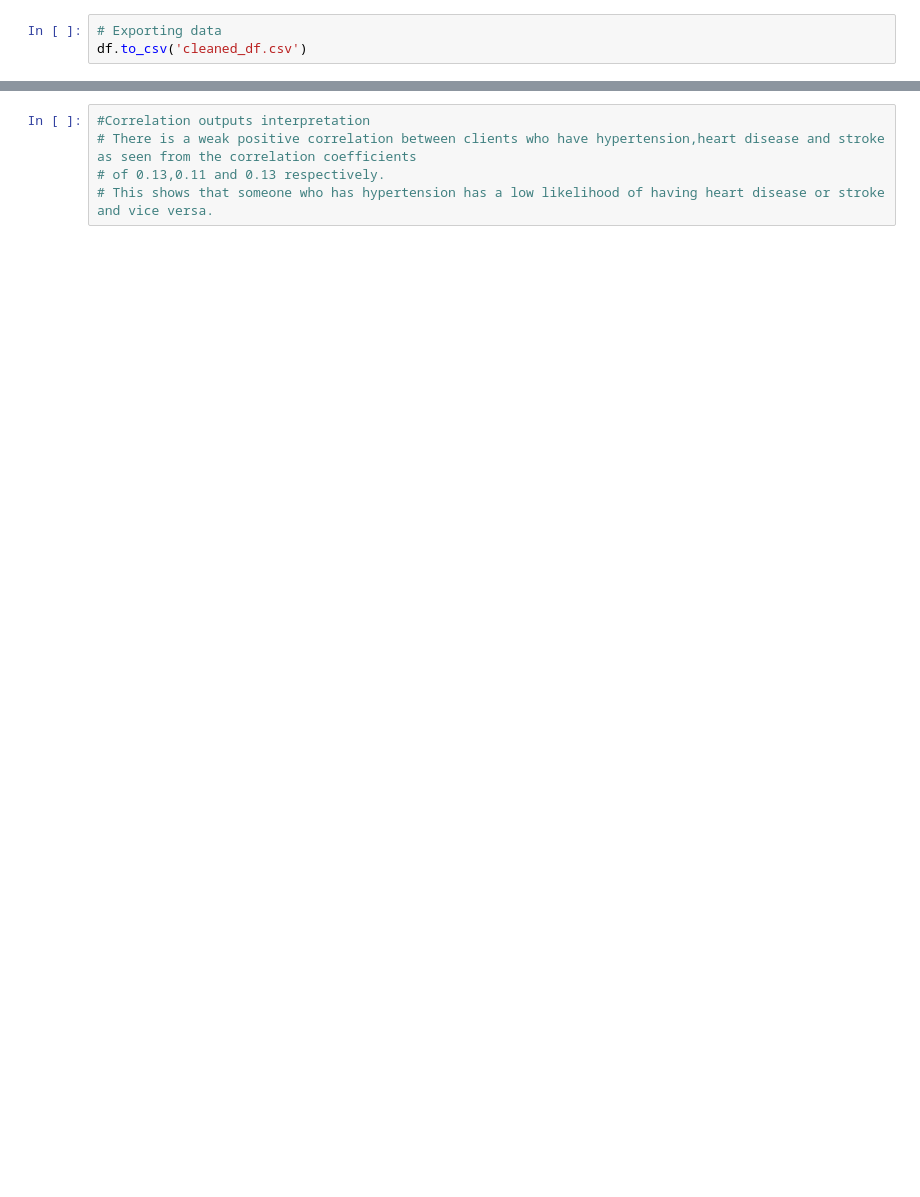
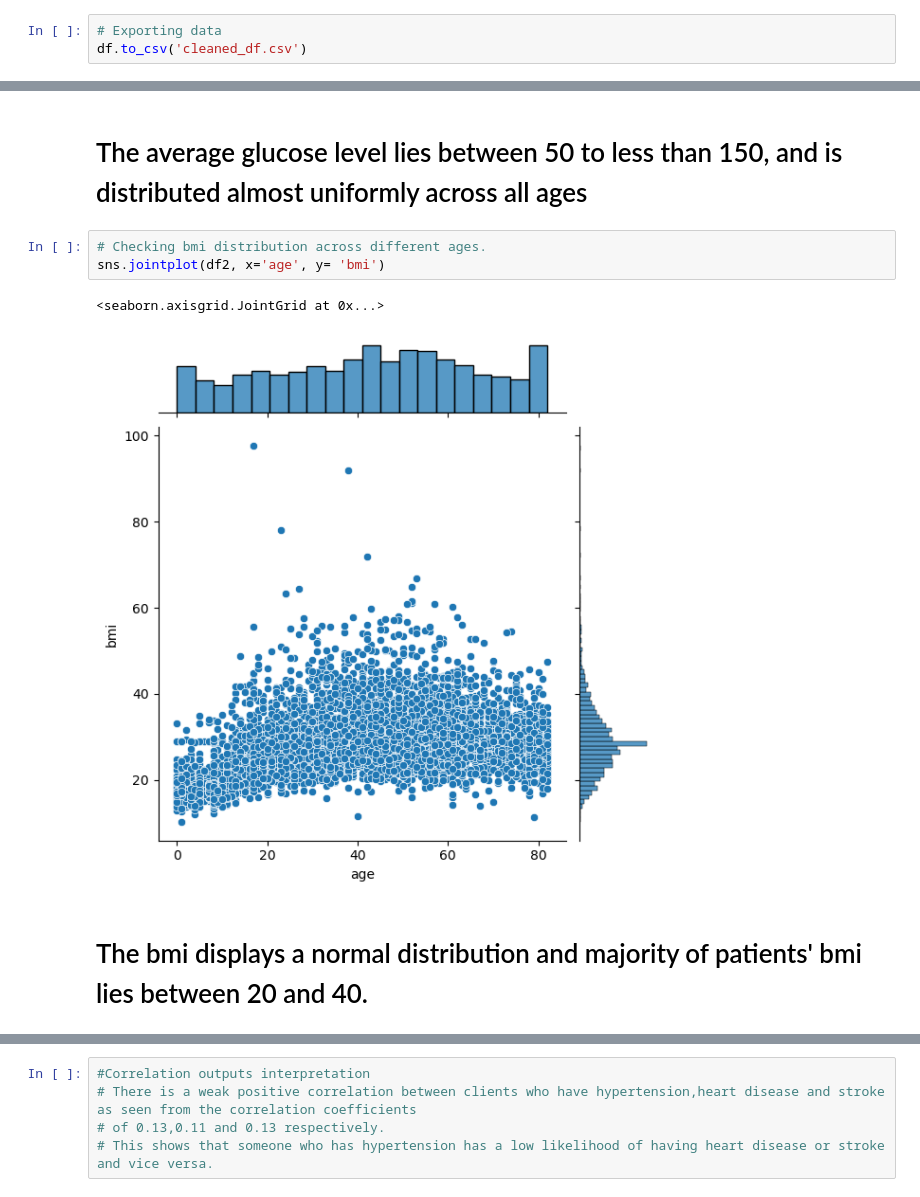
Before and after one commit to FridaOyucho/Stroke_Data_Analysis, a Jupyter notebook: Stroke_Data_Analysis.ipynb, the cells around one changed output, grey strips where cells are left out. Drawn from its saved outputs; the diff is of its cells as text; blank space fills up the shorter version.

```diff
--- a/Stroke_Data_Analysis.ipynb
+++ b/Stroke_Data_Analysis.ipynb
@@ -409,3 +421,13 @@ df2.head()
+# %% [markdown]
+# The average glucose level lies between 50 to less than 150, and is distributed almost uniformly across all ages
+# %%
+# Checking bmi distribution across different ages.
+sns.jointplot(df2, x='age', y= 'bmi')
+# %% [output]
+<seaborn.axisgrid.JointGrid at 0x...>
+[figure, added]
+# %% [markdown]
+# The bmi displays a normal distribution and majority of patients' bmi lies between 20 and 40.
 # %%
 #Cheking data structure
 df2.info()
```
Also changed, not shown: parts of 10 cells of this notebook.
